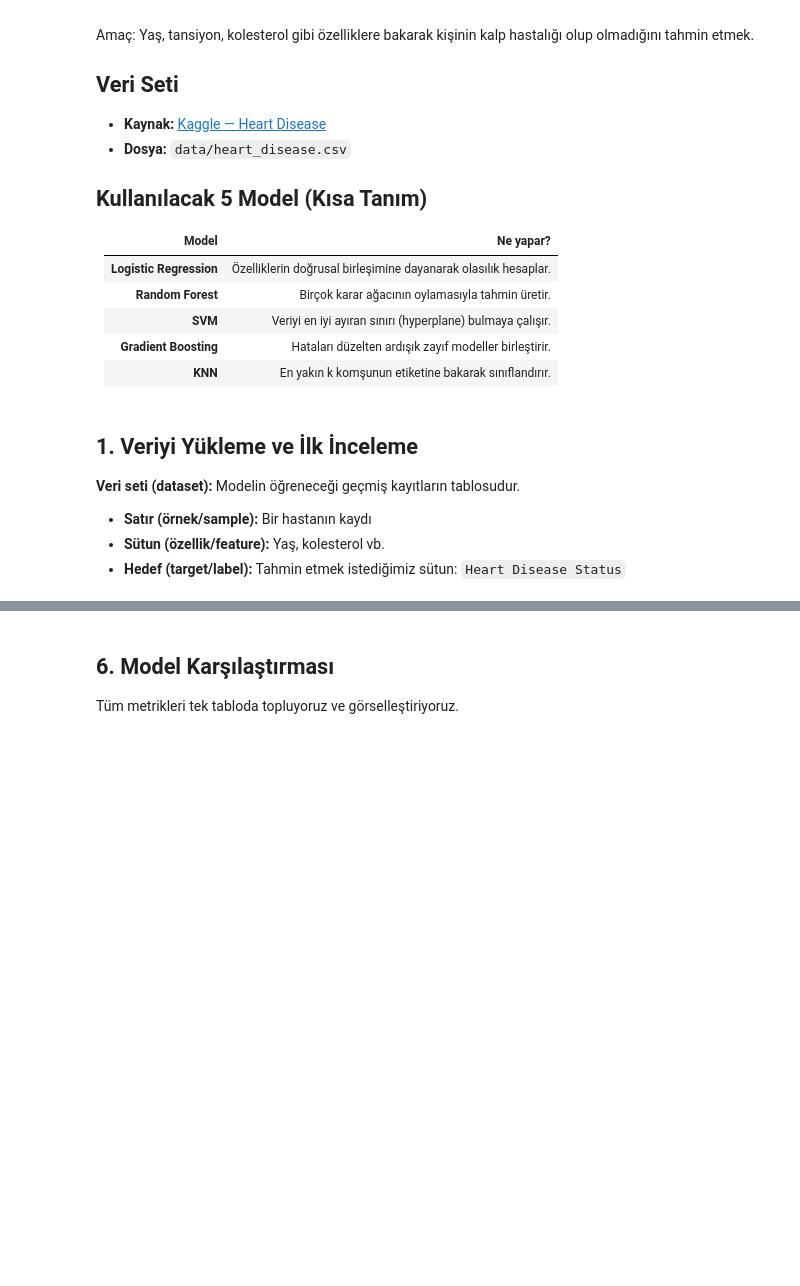
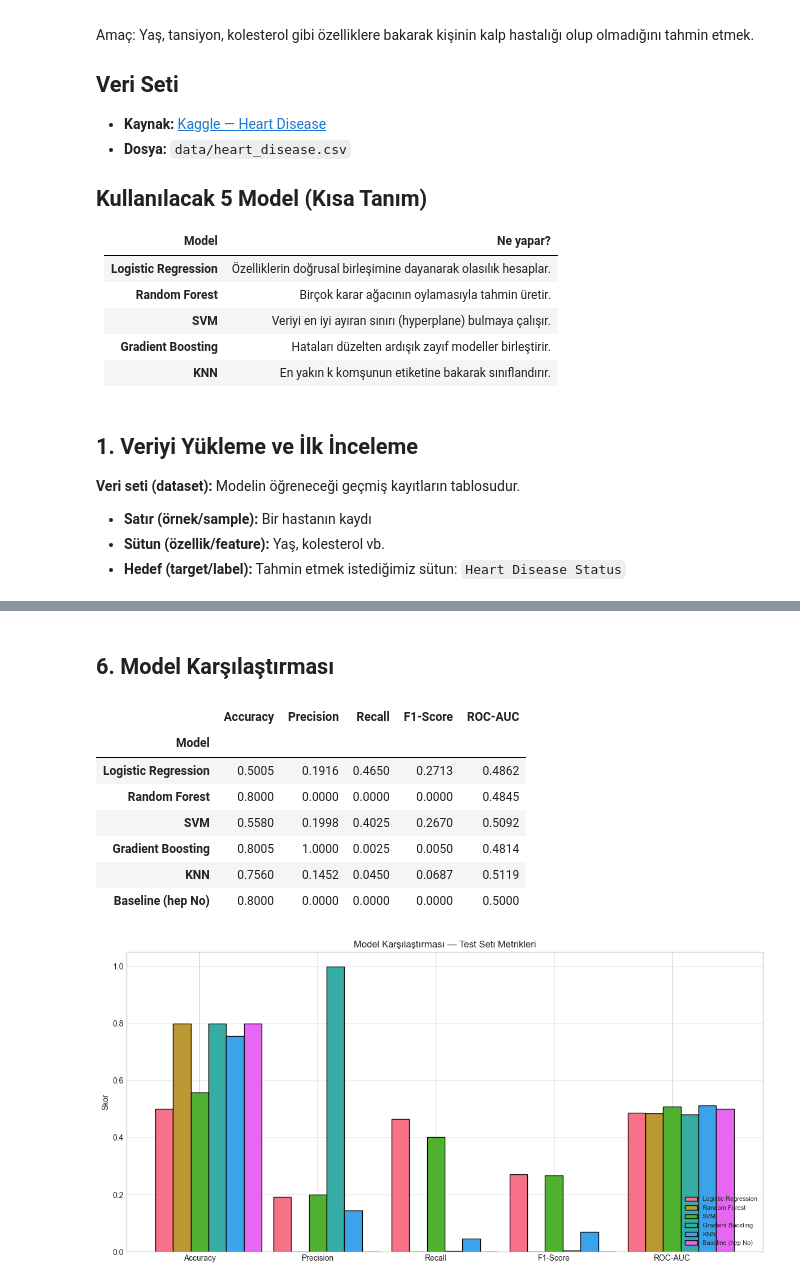
Before and after one commit to selahmet/odevoaml, a Jupyter notebook: heart_disease_ml.ipynb, the cells around one changed output, grey strips where cells are left out. Drawn from its saved outputs; the diff is of its cells as text; code cells hidden in the pictures; blank space fills up the shorter version.

Commit message:
Notebook: veri teşhisi, dengeli sınıf ağırlığı, baseline ve çıktılar
Co-authored-by: Cursor <cursoragent@cursor.com>

```diff
--- a/heart_disease_ml.ipynb
+++ b/heart_disease_ml.ipynb
@@ -165,9 +363,12 @@ Veriyi ikiye ayırıyoruz:
 # %%
-X = df.drop(columns=[TARGET_COL])
-y = df[TARGET_COL].map({'No': 0, 'Yes': 1})
+X = df.drop(columns=[TARGET_COL])  # Özellikler
+y = df[TARGET_COL].map({'No': 0, 'Yes': 1})  # Hedef etiketleri
 
 X_train, X_test, y_train, y_test = train_test_split(
-    X, y, test_size=0.2, random_state=RANDOM_STATE, stratify=y
+    X, y,
+    test_size=0.2,              # %20 test
+    random_state=RANDOM_STATE,
+    stratify=y                  # Sınıf oranını koru
 )
 
 print(f'Eğitim: {len(X_train):,} örnek')
@@ -216,10 +414,15 @@ Her model aynı ön işleme adımlarını kullanır. Böylece karşılaştırma
 # %%
 models = {
-    'Logistic Regression': LogisticRegression(max_iter=1000, random_state=RANDOM_STATE),
-    'Random Forest': RandomForestClassifier(n_estimators=100, random_state=RANDOM_STATE),
-    'SVM': SVC(kernel='rbf', probability=True, random_state=RANDOM_STATE),
+    # class_weight='balanced': azınlık sınıfına (Yes) daha fazla ağırlık verir
+    'Logistic Regression': LogisticRegression(
+        max_iter=1000, class_weight='balanced', random_state=RANDOM_STATE),
+    'Random Forest': RandomForestClassifier(
+        n_estimators=100, class_weight='balanced', random_state=RANDOM_STATE),
+    'SVM': SVC(
+        kernel='rbf', probability=True, class_weight='balanced', random_state=RANDOM_STATE),
     'Gradient Boosting': GradientBoostingClassifier(random_state=RANDOM_STATE),
-    'KNN': KNeighborsClassifier(n_neighbors=5)
+    # GradientBoosting'de class_weight yok; KNN'de de yok
+    'KNN': KNeighborsClassifier(n_neighbors=5, weights='distance'),
 }
 
 fitted_models = {}
@@ -233,5 +436,7 @@ for name, model in models.items():
     fitted_models[name] = pipe
     predictions[name] = pipe.predict(X_test)
     probabilities[name] = pipe.predict_proba(X_test)[:, 1]
+    _pred = predictions[name]
+    print(f'  → Test tahminleri: No={(_pred == 0).sum()}, Yes={(_pred == 1).sum()}')
 
 print('\nTüm modeller eğitildi.')
@@ -286,7 +476,6 @@ results = []
 for name in models.keys():
     y_pred = predictions[name]
     y_prob = probabilities[name]
-
     results.append({
         'Model': name,
         'Accuracy': accuracy_score(y_test, y_pred),
@@ -296,6 +485,17 @@ for name in models.keys():
         'ROC-AUC': roc_auc_score(y_test, y_prob)
     })
 
+# Baseline: her zaman "No" (0) tahmin et — sınıf dengesizliğinde accuracy yüksek görünür
+baseline_pred = np.zeros_like(y_test)
+results.append({
+    'Model': 'Baseline (hep No)',
+    'Accuracy': accuracy_score(y_test, baseline_pred),
+    'Precision': precision_score(y_test, baseline_pred, zero_division=0),
+    'Recall': recall_score(y_test, baseline_pred, zero_division=0),
+    'F1-Score': f1_score(y_test, baseline_pred, zero_division=0),
+    'ROC-AUC': 0.5  # Sabit olasılık → AUC = 0.5
+})
+
 results_df = pd.DataFrame(results).set_index('Model')
 results_df_rounded = results_df.round(4)
 results_df_rounded
@@ -339,30 +571,38 @@ plt.show()
 # %% [markdown]
 ## 6. Model Karşılaştırması
-
-Tüm metrikleri tek tabloda topluyoruz ve görselleştiriyoruz.
 # %%
 display(results_df_rounded)
 
 metrics_to_plot = ['Accuracy', 'Precision', 'Recall', 'F1-Score', 'ROC-AUC']
 plot_df = results_df[metrics_to_plot].reset_index()
 
 fig, ax = plt.subplots(figsize=(12, 6))
 x = np.arange(len(metrics_to_plot))
 width = 0.15
-colors = sns.color_palette('husl', len(models))
+colors = sns.color_palette('husl', len(plot_df))
 
 for i, (_, row) in enumerate(plot_df.iterrows()):
     values = [row[m] for m in metrics_to_plot]
     ax.bar(x + i * width, values, width, label=row['Model'], color=colors[i], edgecolor='black')
 
 ax.set_xticks(x + width * 2)
 ax.set_xticklabels(metrics_to_plot)
 ax.set_ylim(0, 1.05)
 ax.set_ylabel('Skor')
 ax.set_title('Model Karşılaştırması — Test Seti Metrikleri')
 ax.legend(loc='lower right', fontsize=8)
 plt.tight_layout()
 plt.show()
+# %% [output]
+|  | Accuracy | Precision | Recall | F1-Score | ROC-AUC |
+| Model |  |  |  |  |  |
+| Logistic Regression | 0.5005 | 0.1916 | 0.4650 | 0.2713 | 0.4862 |
+| Random Forest | 0.8000 | 0.0000 | 0.0000 | 0.0000 | 0.4845 |
+| SVM | 0.5580 | 0.1998 | 0.4025 | 0.2670 | 0.5092 |
+| Gradient Boosting | 0.8005 | 1.0000 | 0.0025 | 0.0050 | 0.4814 |
+| KNN | 0.7560 | 0.1452 | 0.0450 | 0.0687 | 0.5119 |
+| Baseline (hep No) | 0.8000 | 0.0000 | 0.0000 | 0.0000 | 0.5000 |
+[figure, added]
 # %%
 plt.figure(figsize=(8, 6))
 for name in models.keys():
```
Also changed, not shown: parts of 35 cells of this notebook.
